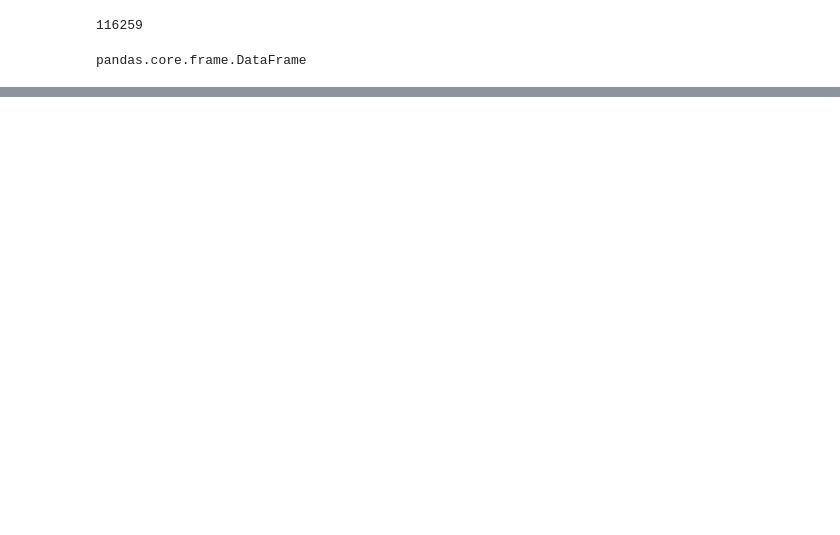
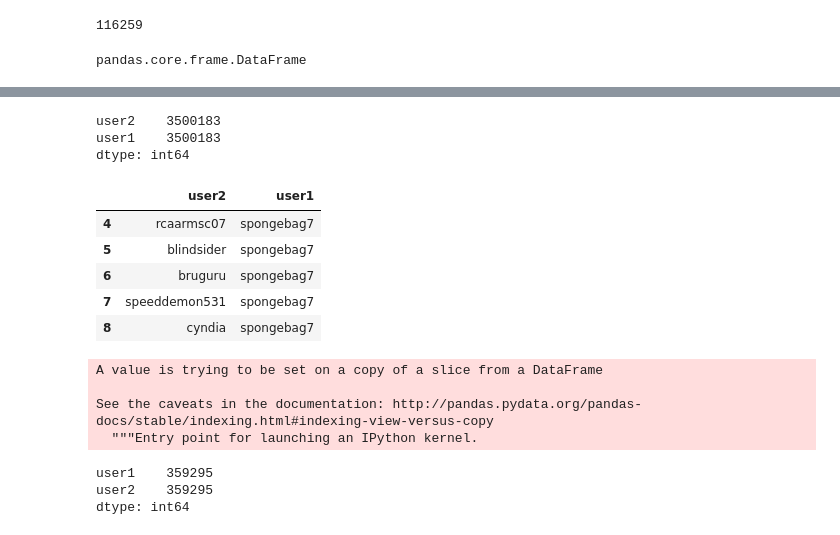
Before and after one commit to ShaluRani/256_group_project, a Jupyter notebook: Data_Processing_Trust_Files.ipynb, the cells around one changed output, grey strips where cells are left out. Saved outputs shown, nothing was run; the diff lists cells and outputs as text; code cells hidden in the pictures; blank space fills up the shorter version.

```diff
--- a/Data_Processing_Trust_Files.ipynb
+++ b/Data_Processing_Trust_Files.ipynb
@@ -128,3 +166,6 @@ result.to_csv('Dataset/epinion_network_trust.csv')
 # %%
 filepath3 = 'Dataset/network_trustedby_preprocessed.csv'
 df3 = pd.read_csv(filepath3)
+df3['user1'] = df3['user1'].str.lower()
+df3['user2'] = df3['user2'].str.lower()
+df3.count()
@@ -139,0 +177,2 @@ df3.head()
+# %%
+df3.drop_duplicates(inplace = True)
@@ -159,0 +226,24 @@ result.to_csv('Dataset/epinion_network_trustedby.csv')
+# %%
+df_new = result[['user2', 'user1']]
+# %%
+df_new.count()
+# %% [output]
+user2    3500183
+user1    3500183
+dtype: int64
+# %%
+df_new.head()
+# %% [output]
+|  | user2 | user1 |
+| 4 | rcaarmsc07 | spongebag7 |
+| 5 | blindsider | spongebag7 |
+| 6 | bruguru | spongebag7 |
+| 7 | speeddemon531 | spongebag7 |
+| 8 | cyndia | spongebag7 |
+# %%
+df_new.drop_duplicates(inplace = True)
+# %% [output]
+A value is trying to be set on a copy of a slice from a DataFrame
+
+See the caveats in the documentation: http://pandas.pydata.org/pandas-docs/stable/indexing.html#indexing-view-versus-copy
+  """Entry point for launching an IPython kernel.
@@ -159,0 +252,6 @@ result.to_csv('Dataset/epinion_network_trustedby.csv')
+# %%
+df_new.count()
+# %% [output]
+user1    359295
+user2    359295
+dtype: int64
```
Also changed, not shown: parts of 28 cells of this notebook, 2 other files.
